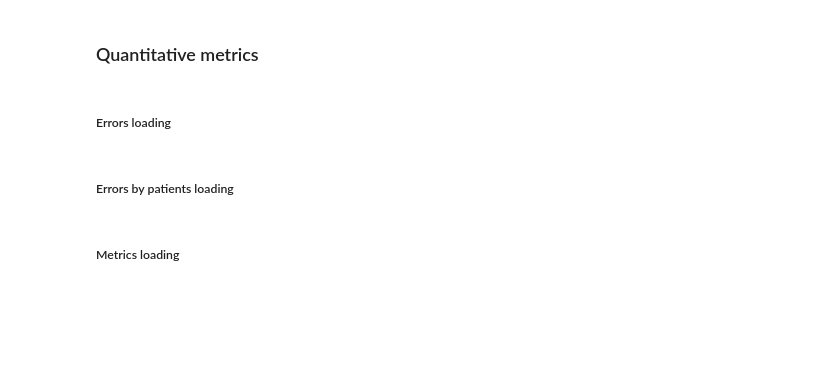
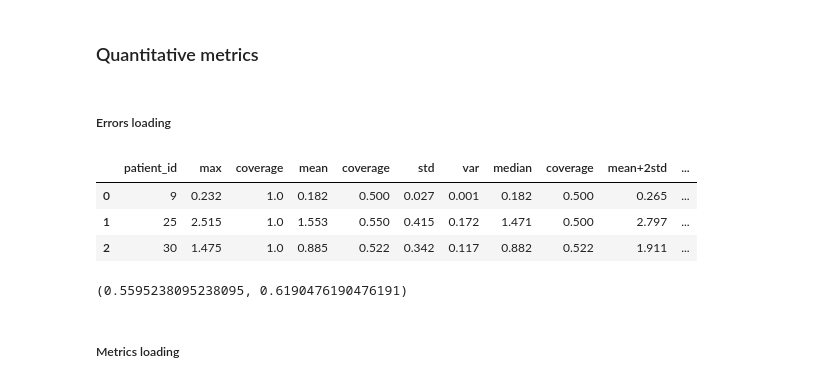
Before and after one commit to JefeLitman/2023_APN_Anomalous_Parkinson_Network, a Jupyter notebook: notebooks/exps_results/Individual_Results.ipynb, the cells around one changed output. Drawn from its saved outputs; the diff is of its cells as text; code cells hidden in the pictures; blank space fills up the shorter version.

```diff
--- a/notebooks/exps_results/Individual_Results.ipynb
+++ b/notebooks/exps_results/Individual_Results.ipynb
@@ -58,2 +77,0 @@ for t in ["encoder", "contextual", "adversarial"]:
-# %% [markdown]
-##### Errors by patients loading
@@ -93,3 +78,58 @@ for t in ["encoder", "contextual", "adversarial"]:
+# %%
+def get_stats(p_id, data):
+    data_np = np.r_[data]
+    n = len(data)
+    data_max = np.max(data)
+    coverage_max = np.count_nonzero(data_np <= data_max) / n
+    mean = np.mean(data)
+    coverage_mean = np.count_nonzero(data_np <= mean) / n
+    std = np.std(data)
+    var = np.var(data)
+    median = np.median(data)
+    coverage_median = np.count_nonzero(data_np <= median) / n
+    m2s = mean + 3*std
+    coverage_m2s = np.count_nonzero(data_np <= m2s) / n
+    mv = mean + var
+    coverage_mv = np.count_nonzero(data_np <= mv) / n
+    return [
+        p_id,
+        round(data_max, 3),
+        round(coverage_max, 3),
+        round(mean, 3),
+        round(coverage_mean, 3),
+        round(std, 3),
+        round(var, 3),
+        round(median, 3),
+        round(coverage_median, 3),
+        round(m2s, 3),
+        round(coverage_m2s, 3),
+        round(mv, 3),
+        round(coverage_mv, 3)
+    ]
+
+samples = encoder_losses["normal"]["val"]
+table = []
+columns = ["patient_id","max", "coverage","mean", "coverage", "std", "var", "median", "coverage", "mean+2std", "coverage", "mean+var", "coverage"]
+for p_id in samples:
+    table.append(get_stats(p_id, samples[p_id]))
+pd.DataFrame(table, columns=columns)
+# %% [output]
+|  | patient_id | max | coverage | mean | coverage | std | var | median | coverage | mean+2std | ... |
+| 0 | 9 | 0.232 | 1.0 | 0.182 | 0.500 | 0.027 | 0.001 | 0.182 | 0.500 | 0.265 | ... |
+| 1 | 25 | 2.515 | 1.0 | 1.553 | 0.550 | 0.415 | 0.172 | 1.471 | 0.500 | 2.797 | ... |
+| 2 | 30 | 1.475 | 1.0 | 0.885 | 0.522 | 0.342 | 0.117 | 0.882 | 0.522 | 1.911 | ... |
+# %%
+data = []
+for c in ["normal", "abnormal"]:
+    parts = []
+    for g in ["train", "val", "test"]:
+        samples = encoder_losses[c][g]
+        for p_id in samples:
+            parts.append(np.r_[contextual_losses[c][g][p_id]])
+    data.append(parts)
+homocedasticity_level(*data), shapeness_level(*data, seed=seed)
+# %% [output]
+(0.5595238095238095, 0.6190476190476191)
 # %% [markdown]
 ##### Metrics loading
 # %%
```
Also changed, not shown: parts of 16 cells of this notebook, 1 other file.
